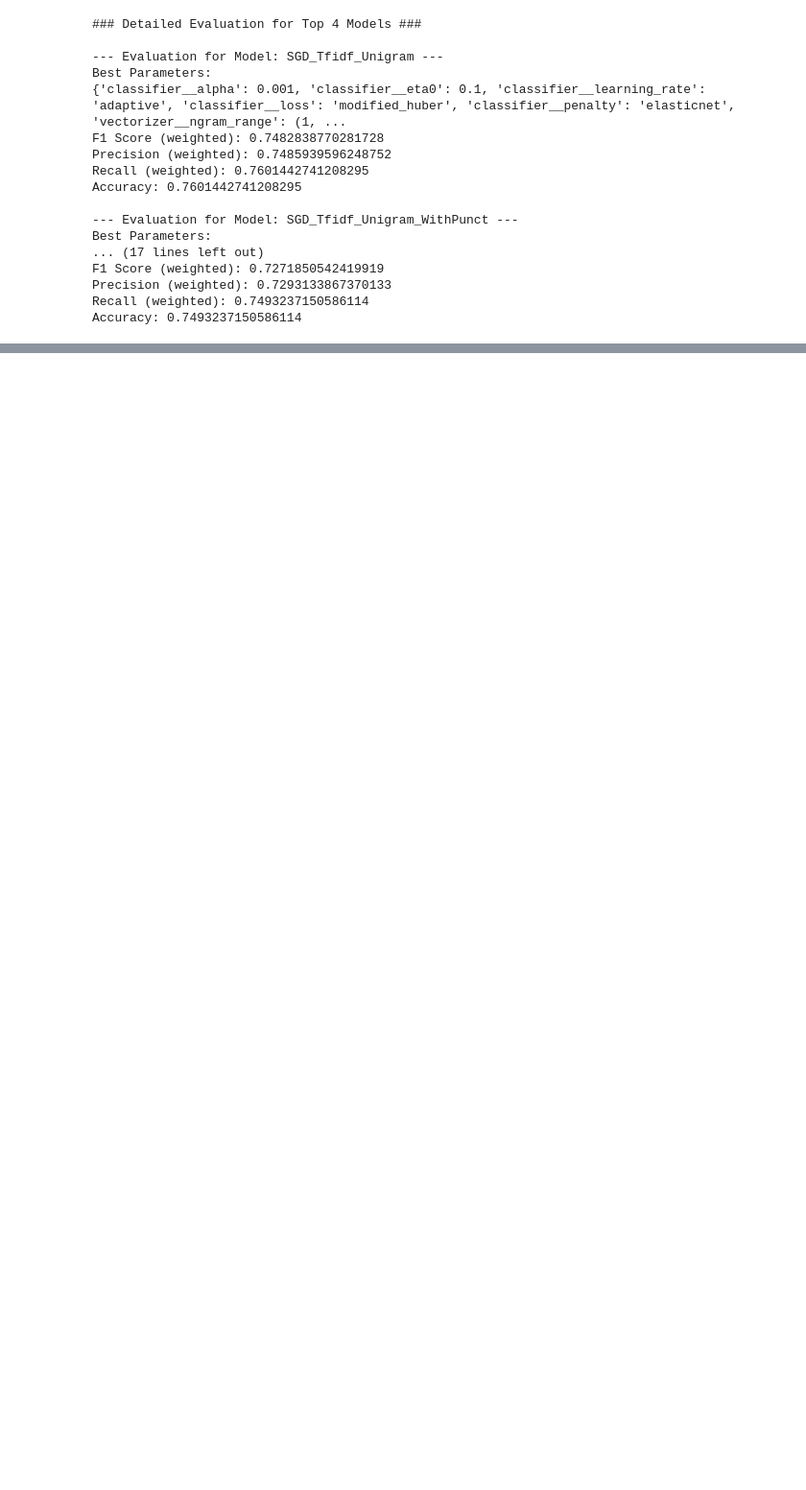
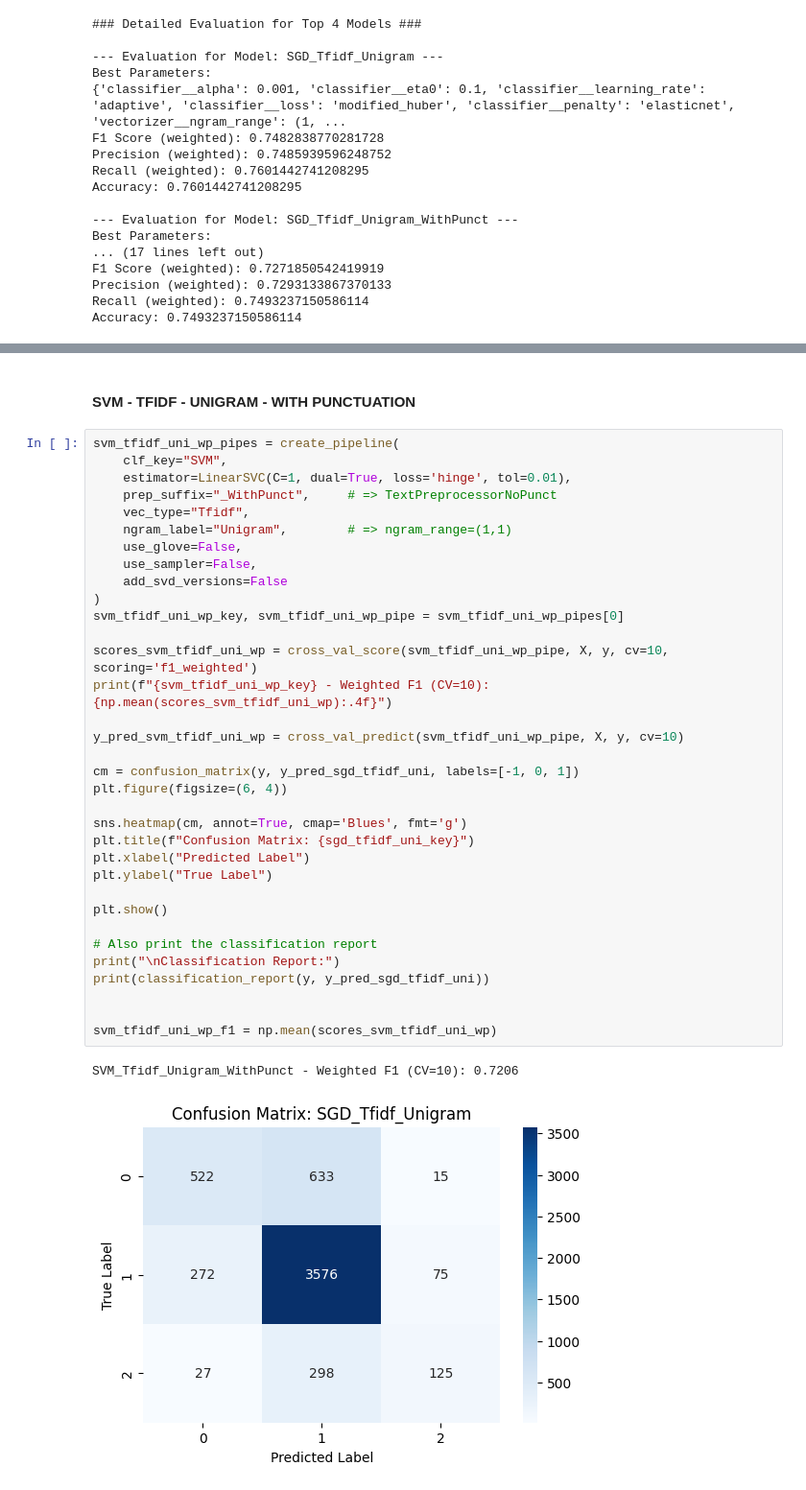
Before and after one commit to ajm2004/OpenAI-Sentiment-Analysis, a Jupyter notebook: Notebooks/partCpipieline.ipynb, the cells around one changed output, grey strips where cells are left out. Shown at 96% size. Cells and saved outputs as stored; diff of their text form; blank space fills up the shorter version.

```diff
--- a/Notebooks/partCpipieline.ipynb
+++ b/Notebooks/partCpipieline.ipynb
@@ -1936,0 +1492,39 @@ Accuracy: 0.7493237150586114
+# %% [markdown]
+#### SVM - TFIDF - UNIGRAM - WITH PUNCTUATION
+# %%
+svm_tfidf_uni_wp_pipes = create_pipeline(
+    clf_key="SVM",
+    estimator=LinearSVC(C=1, dual=True, loss='hinge', tol=0.01),
+    prep_suffix="_WithPunct",     # => TextPreprocessorNoPunct
+    vec_type="Tfidf",
+    ngram_label="Unigram",        # => ngram_range=(1,1)
+    use_glove=False,
+    use_sampler=False,
+    add_svd_versions=False
+)
+svm_tfidf_uni_wp_key, svm_tfidf_uni_wp_pipe = svm_tfidf_uni_wp_pipes[0]
+
+scores_svm_tfidf_uni_wp = cross_val_score(svm_tfidf_uni_wp_pipe, X, y, cv=10, scoring='f1_weighted')
+print(f"{svm_tfidf_uni_wp_key} - Weighted F1 (CV=10): {np.mean(scores_svm_tfidf_uni_wp):.4f}")
+
+y_pred_svm_tfidf_uni_wp = cross_val_predict(svm_tfidf_uni_wp_pipe, X, y, cv=10)
+
+cm = confusion_matrix(y, y_pred_sgd_tfidf_uni, labels=[-1, 0, 1])
+plt.figure(figsize=(6, 4))
+
+sns.heatmap(cm, annot=True, cmap='Blues', fmt='g')
+plt.title(f"Confusion Matrix: {sgd_tfidf_uni_key}")
+plt.xlabel("Predicted Label")
+plt.ylabel("True Label")
+
+plt.show()
+
+# Also print the classification report
+print("\nClassification Report:")
+print(classification_report(y, y_pred_sgd_tfidf_uni))
+
+
+svm_tfidf_uni_wp_f1 = np.mean(scores_svm_tfidf_uni_wp)
+# %% [output]
+SVM_Tfidf_Unigram_WithPunct - Weighted F1 (CV=10): 0.7206
+[figure, added]
```
Also changed, not shown: parts of 12 cells of this notebook.
